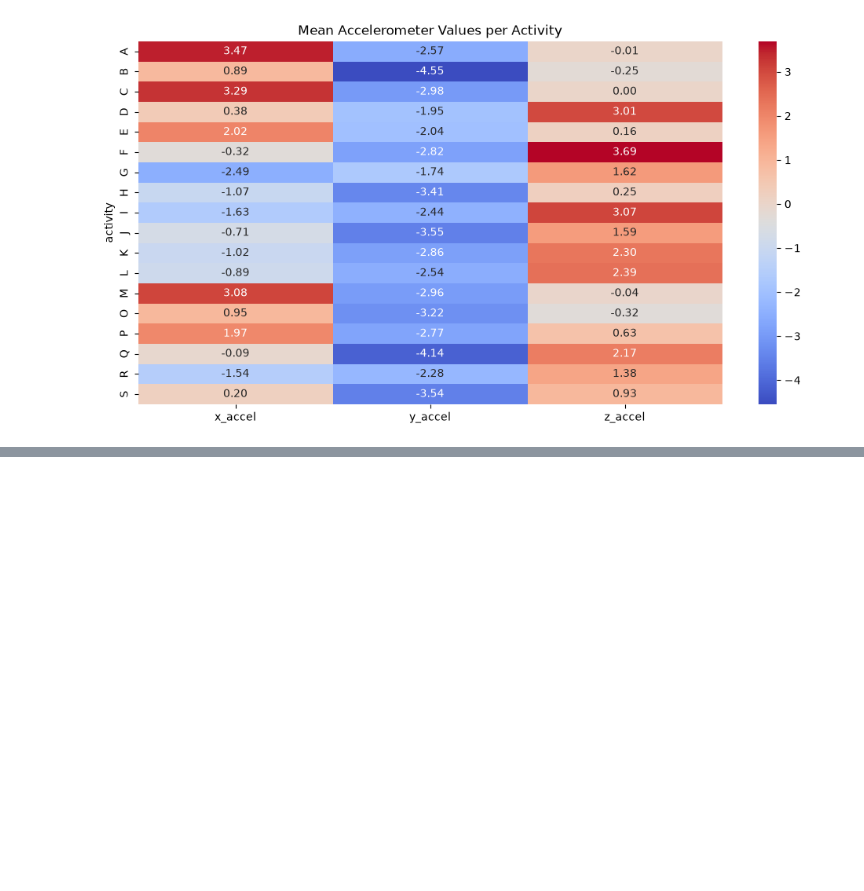
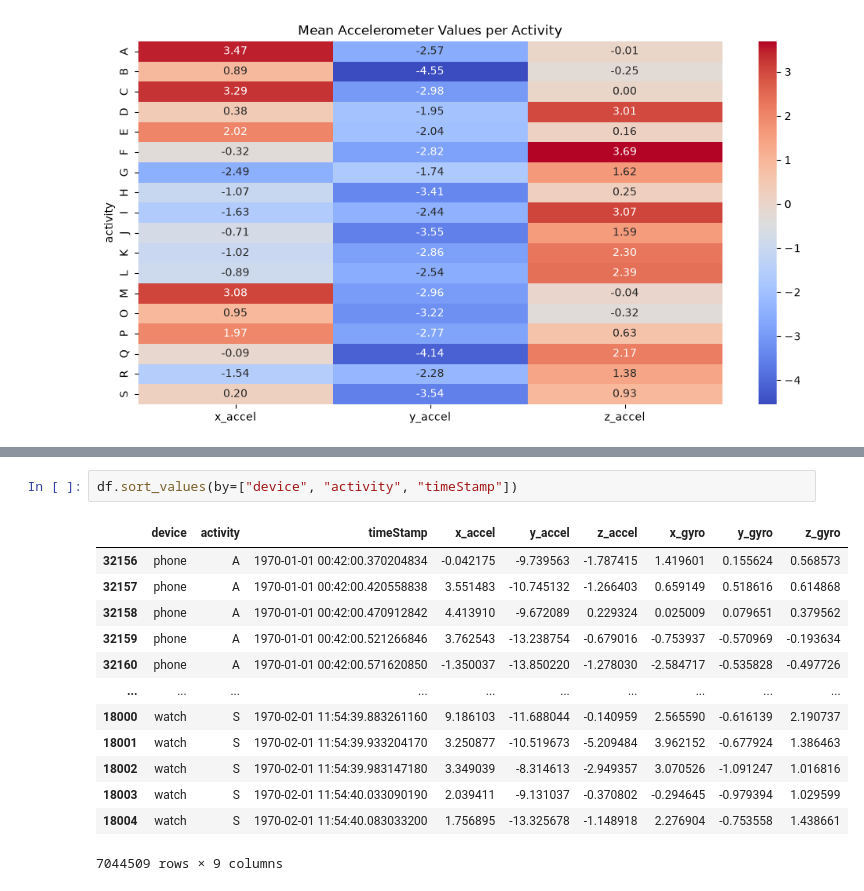
Before and after one commit to netinova/wisdm-activity-predictor, a Jupyter notebook: notebooks/eda.ipynb, the cells around one changed output, grey strips where cells are left out. Drawn from its saved outputs; the diff is of its cells as text; blank space fills up the shorter version.

```diff
--- a/notebooks/eda.ipynb
+++ b/notebooks/eda.ipynb
@@ -327,0 +349,16 @@ plt.show()
+# %%
+df.sort_values(by=["device", "activity", "timeStamp"])
+# %% [output]
+|  | device | activity | timeStamp | x_accel | y_accel | z_accel | x_gyro | y_gyro | z_gyro |
+| 32156 | phone | A | 1970-01-01 00:42:00.370204834 | -0.042175 | -9.739563 | -1.787415 | 1.419601 | 0.155624 | 0.568573 |
+| 32157 | phone | A | 1970-01-01 00:42:00.420558838 | 3.551483 | -10.745132 | -1.266403 | 0.659149 | 0.518616 | 0.614868 |
+| 32158 | phone | A | 1970-01-01 00:42:00.470912842 | 4.413910 | -9.672089 | 0.229324 | 0.025009 | 0.079651 | 0.379562 |
+| 32159 | phone | A | 1970-01-01 00:42:00.521266846 | 3.762543 | -13.238754 | -0.679016 | -0.753937 | -0.570969 | -0.193634 |
+| 32160 | phone | A | 1970-01-01 00:42:00.571620850 | -1.350037 | -13.850220 | -1.278030 | -2.584717 | -0.535828 | -0.497726 |
+| ... | ... | ... | ... | ... | ... | ... | ... | ... | ... |
+| 18000 | watch | S | 1970-02-01 11:54:39.883261160 | 9.186103 | -11.688044 | -0.140959 | 2.565590 | -0.616139 | 2.190737 |
+| 18001 | watch | S | 1970-02-01 11:54:39.933204170 | 3.250877 | -10.519673 | -5.209484 | 3.962152 | -0.677924 | 1.386463 |
+| 18002 | watch | S | 1970-02-01 11:54:39.983147180 | 3.349039 | -8.314613 | -2.949357 | 3.070526 | -1.091247 | 1.016816 |
+| 18003 | watch | S | 1970-02-01 11:54:40.033090190 | 2.039411 | -9.131037 | -0.370802 | -0.294645 | -0.979394 | 1.029599 |
+| 18004 | watch | S | 1970-02-01 11:54:40.083033200 | 1.756895 | -13.325678 | -1.148918 | 2.276904 | -0.753558 | 1.438661 |
+7044509 rows × 9 columns
```
Also changed, not shown: parts of 7 cells of this notebook.
